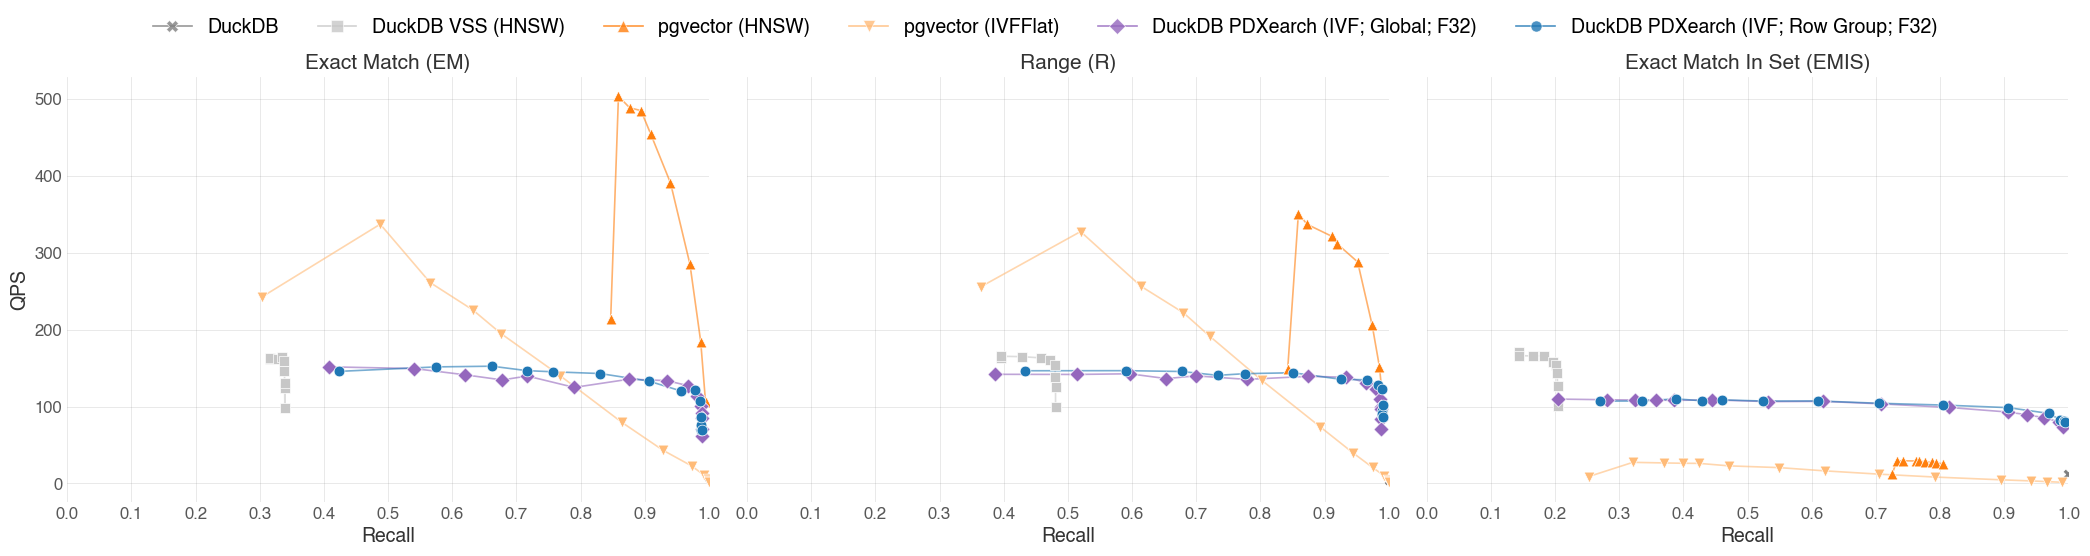
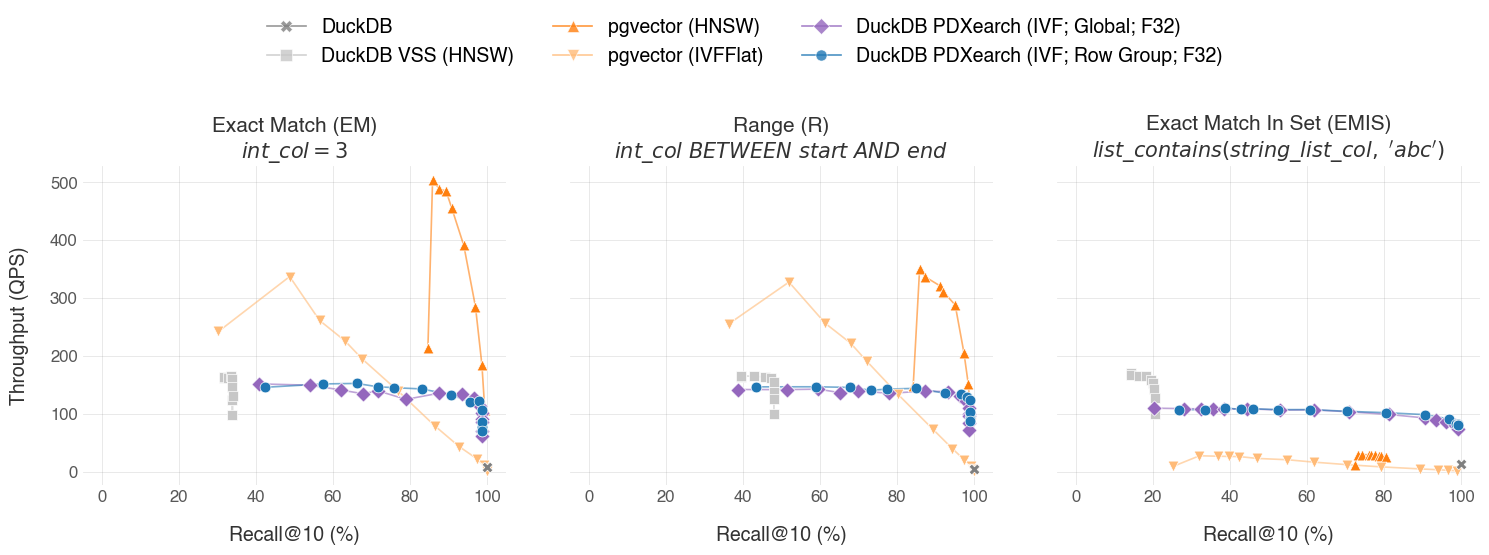
The change to this notebook cell's code, shown as a diff; its figure went from the first image to the second:
--- before
+++ after
@@ -21,5 +21,5 @@
 # Create subplots: one per filter type (1 row, 3 cols)
 n_plots = len(filter_types)
-fig, axes = plt.subplots(1, n_plots, figsize=(7 * n_plots, 5.5), squeeze=False, sharey=True)
+fig, axes = plt.subplots(1, n_plots, figsize=(5.0 * n_plots, 5.0), squeeze=False, sharey=True)
 
 for ft_idx, ft in enumerate(filter_types):
@@ -37,14 +37,16 @@
         color = index_colors.get(index_type, "#808080")
         marker = index_markers.get(index_type, "o")
+        z_scatter = 10 if index_type == "DuckDB" else 3
+        z_line = 9 if index_type == "DuckDB" else 2
 
         ax.scatter(recalls, qps_vals, label=index_type, color=color,
-                   marker=marker, s=MARKER_SIZE, zorder=3, edgecolors='white', linewidths=0.5)
-        ax.plot(recalls, qps_vals, color=color, linewidth=1.2, alpha=0.6, zorder=2)
+                   marker=marker, s=MARKER_SIZE, zorder=z_scatter, edgecolors='white', linewidths=0.5)
+        ax.plot(recalls, qps_vals, color=color, linewidth=1.2, alpha=0.6, zorder=z_line)
 
     title = FILTER_TYPE_TITLES.get(ft, ft)
     ax.set_title(title, fontsize=TITLE_FONTSIZE, color=FONT_COLOR)
-    ax.set_xlabel("Recall", fontsize=LABEL_FONTSIZE, color=FONT_COLOR)
+    ax.set_xlabel("Recall@10 (%)", fontsize=LABEL_FONTSIZE, color=FONT_COLOR, labelpad=15)
     if ft_idx == 0:
-        ax.set_ylabel("QPS", fontsize=LABEL_FONTSIZE, color=FONT_COLOR)
+        ax.set_ylabel("Throughput (QPS)", fontsize=LABEL_FONTSIZE, color=FONT_COLOR, labelpad=15)
 
     ax.grid(True, linestyle='-', linewidth=0.6, color='gray', alpha=0.2)
@@ -56,7 +58,8 @@
     ax.spines['bottom'].set_visible(False)
 
-    # ax.set_yscale("log")are
-    ax.set_xlim(0, 1)
-    ax.set_xticks([i / 10 for i in range(11)])
+    # ax.set_yscale("log")
+    ax.set_xlim(-0.05, 1.05)
+    ax.set_xticks([i / 5 for i in range(6)])
+    ax.xaxis.set_major_formatter(plt.FuncFormatter(lambda x, _: f"{x * 100:.0f}"))
 
     ax.tick_params(axis='both', colors=TICK_FONTS_COLOR, length=0)
@@ -73,7 +76,8 @@
                                   linewidth=1.2, alpha=0.8, label=index_type))
 
-fig.legend(handles=legend_handles, loc="upper center", ncol=len(all_index_types),
-           frameon=False, fontsize=LABEL_FONTSIZE, bbox_to_anchor=(0.5, 1.02))
+fig.legend(handles=legend_handles, loc="upper center", ncol=math.ceil(len(all_index_types) / 2),
+           frameon=False, fontsize=LABEL_FONTSIZE, bbox_to_anchor=(0.5, 1.12))
 
-fig.tight_layout(rect=[0, 0, 1, 0.95])
+fig.tight_layout(rect=[0, 0, 1, 0.92])
+fig.subplots_adjust(wspace=0.15)
 plt.savefig("index_filtered_search_arxiv.pdf", dpi=PLOT_DPI, bbox_inches='tight')

Commit: feat: update and improve plots